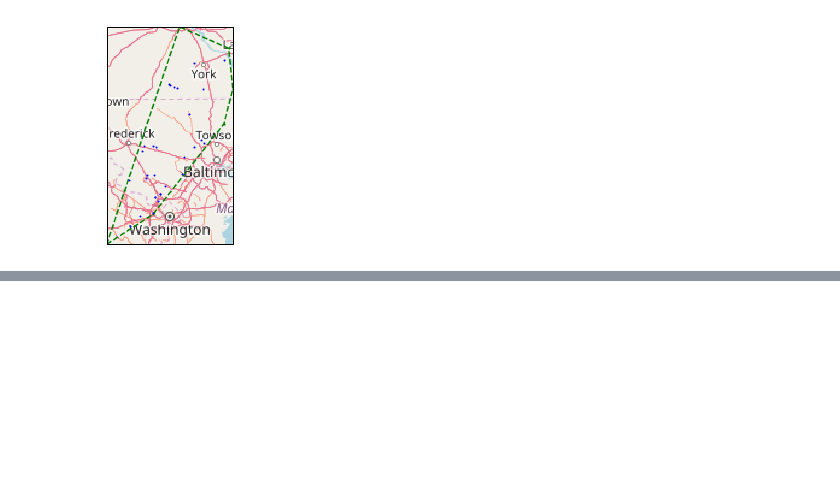
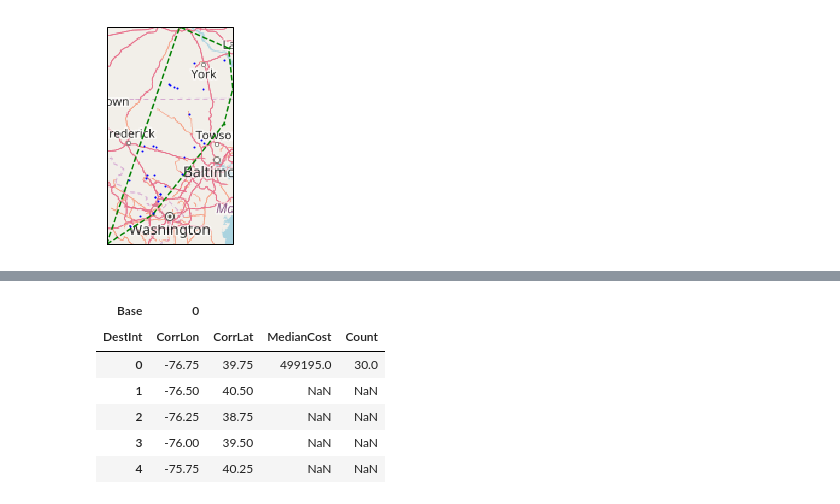
Before and after one commit to orthorhombic/two-body, a Jupyter notebook: TruliaDataCollection.ipynb, the cells around one changed output, grey strips where cells are left out. Cells and saved outputs as stored; diff of their text form; code cells hidden in the pictures; blank space fills up the shorter version.

Commit message:
Trulia Data Collection
In progress

```diff
--- a/TruliaDataCollection.ipynb
+++ b/TruliaDataCollection.ipynb
@@ -246,6 +246,12 @@ ax.plot(
 [figure]
 # %%
 #All in a for loop:
+####note the need for a rate-limiting delay
+
+##suppress warnings
+import warnings; warnings.simplefilter('ignore')
+
+##
 
 
 #setup blank housing dataframe
@@ -314,8 +320,8 @@ for i in range(len(dfGrid)):
 
     ###
     #debug limit
-    if iTotalPages >3:
-        iTotalPages=3
+    if iTotalPages >2:
+        iTotalPages=2
         print('Limiting Number of Pages')
     ###
 
@@ -327,15 +333,25 @@ for i in range(len(dfGrid)):
         #build URL
         sURL='https://www.trulia.com/for_sale/'+str(fLatMin)+','+str(fLatmax)+','+str(fLonMin)+','+str(fLonMax)+'_xy/'+str(iPage+1)+'_p/'
 
-        #read data
-        http = urllib3.PoolManager()
-        r = http.request('GET', sURL)
+        iAttempts = 0
+        while iAttempts < 3:
+            try:
+                 #read data
+                http = urllib3.PoolManager()
+                r = http.request('GET', sURL)
+                #select data of interest
+                reJSONsearch1=re.search(r"\"cards\":\[(.*?)\],\"currentUrl", r.data.decode(), re.DOTALL)
+                #append brackets to read into json & append dataframe
+                dfTempHousing=dfTempHousing.append(pandas.DataFrame(json.loads('['+reJSONsearch1.group(1)+']')))
+                #insert delay to try and avoid issues
+                time.sleep(3)
+                break
+            except:
+                print ('data error: waiting 5 seconds to retry')
+                iAttempts += 1
+                #insert delay to try and avoid issues
+                time.sleep(5)
 
-
-        #select data of interest
-        reJSONsearch1=re.search(r"\"cards\":\[(.*?)\],\"currentUrl", r.data.decode(), re.DOTALL)
-        #append brackets to read into json & append dataframe
-        dfTempHousing=dfTempHousing.append(pandas.DataFrame(json.loads('['+reJSONsearch1.group(1)+']')))
 
     dfTempHousing.reset_index(inplace=True)
 
@@ -363,8 +379,8 @@ for i in range(len(dfGrid)):
     dfTempHousing=(dfTempHousing.loc[(dfTempHousing.loc[:,'InPoly']==True),:])
 
     #fix values to floats
-    dfTempHousing.loc[:,'price']=pandas.to_numeric(dfTempHousing.loc[:,'price'].replace({'\$': '', ',': ''}, regex=True))
-    dfTempHousing.loc[:,'sqft']=pandas.to_numeric(dfTempHousing.loc[:,'sqft'].replace({' sqft': '', ',': ''}, regex=True))
+    dfTempHousing.loc[:,'price']=pandas.to_numeric(dfTempHousing.loc[:,'price'].replace({'\$': '','\+': '', ',': ''}, regex=True),errors='coerce')
+    dfTempHousing.loc[:,'sqft']=pandas.to_numeric(dfTempHousing.loc[:,'sqft'].replace({' sqft': '', ',': ''}, regex=True),errors='coerce')
     len(dfTempHousing)
 
     #compute basic stats
@@ -375,0 +421,11 @@ for i in range(len(dfGrid)):
+# %%
+##show head of dfGrid
+dfGrid.loc[:,(0,['CorrLat','CorrLon','MedianCost','Count'])].head()
+# %% [output]
+| Base | 0 |  |  |  |
+| DestInt | CorrLon | CorrLat | MedianCost | Count |
+| 0 | -76.75 | 39.75 | 499195.0 | 30.0 |
+| 1 | -76.50 | 40.50 | NaN | NaN |
+| 2 | -76.25 | 38.75 | NaN | NaN |
+| 3 | -76.00 | 39.50 | NaN | NaN |
+| 4 | -75.75 | 40.25 | NaN | NaN |
```
Also changed, not shown: parts of 3 cells of this notebook, 1 other file.
